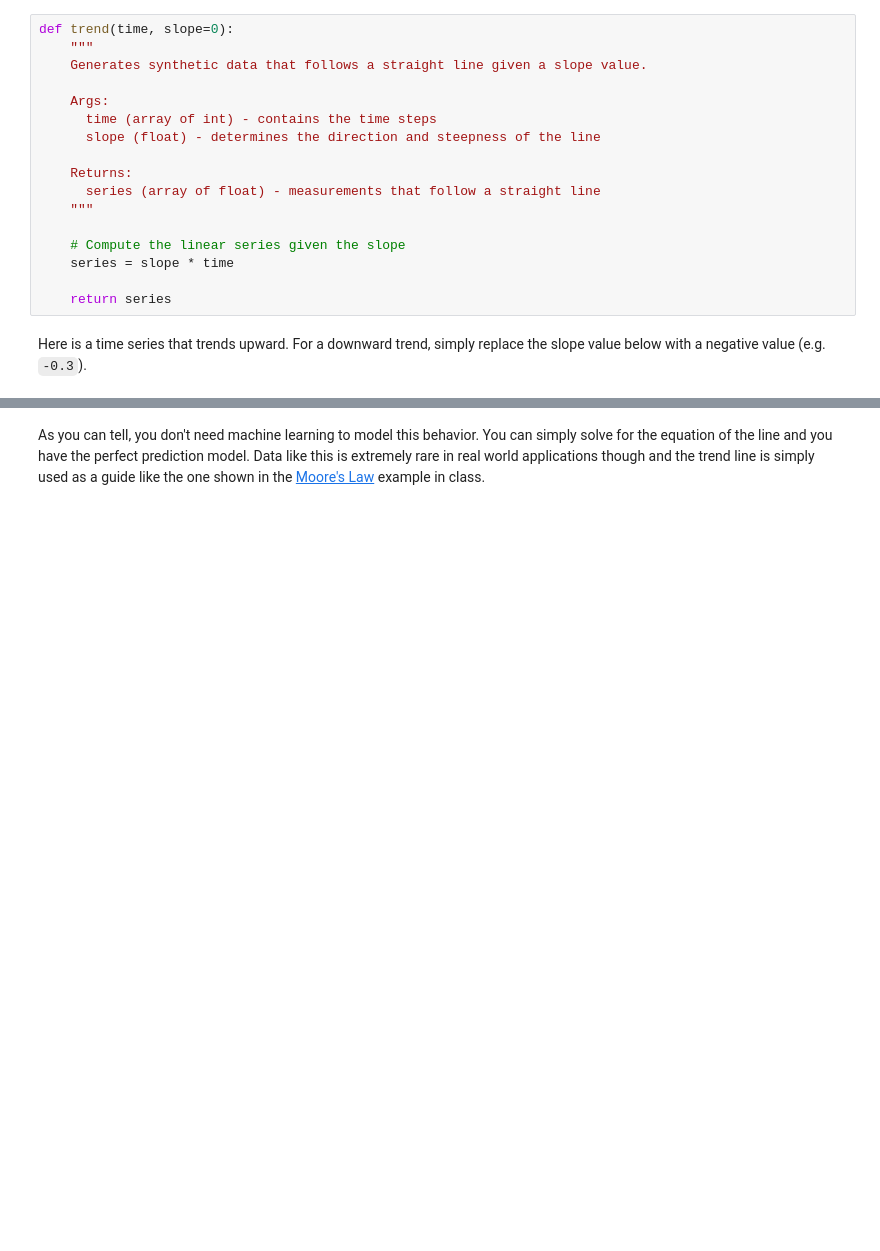
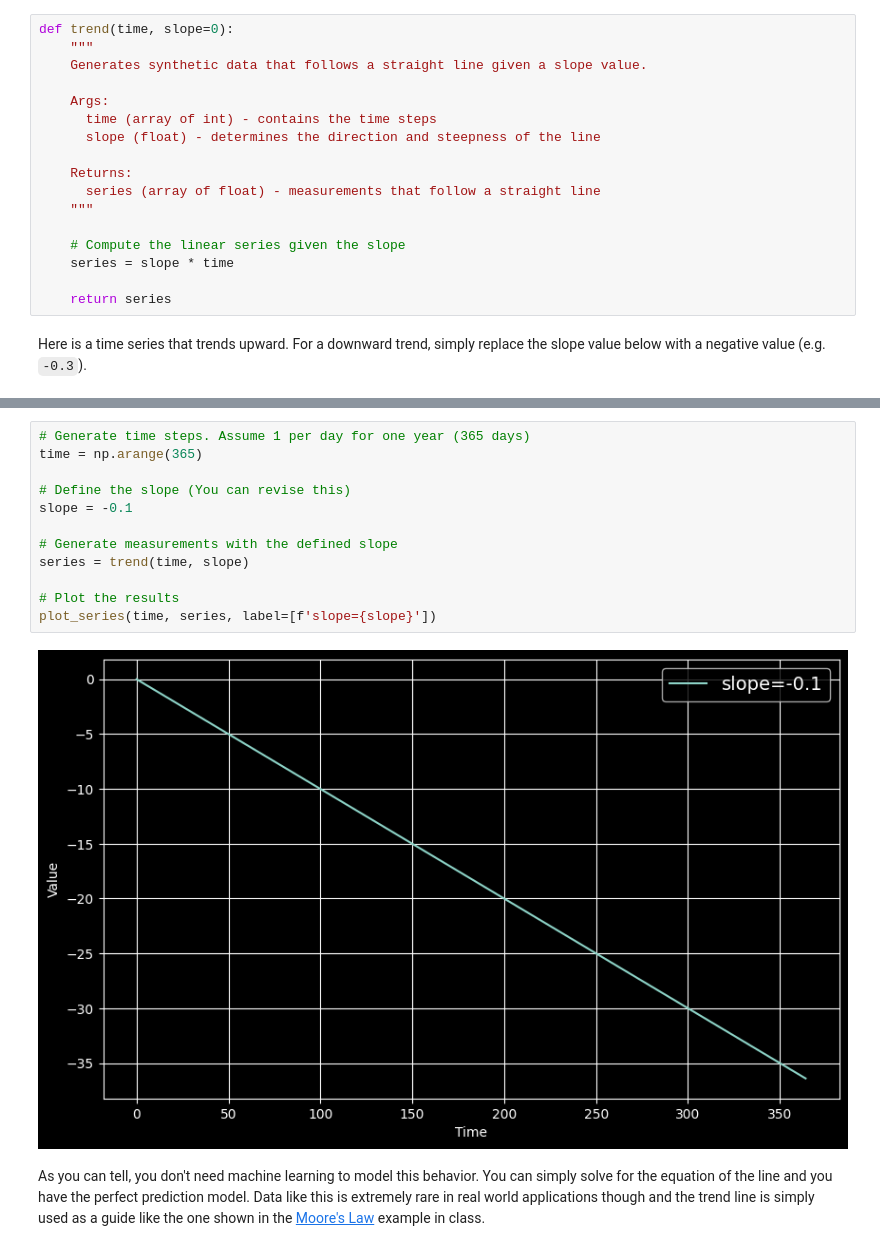
Before and after one commit to axiom-of-choice/tensorflow-certification, a Jupyter notebook: tensorflow-developer-coursera/C4/W1/ungraded_labs/C4_W1_Lab_1_time_series.ipynb, the cells around one changed output, grey strips where cells are left out. Drawn from its saved outputs; the diff is of its cells as text; blank space fills up the shorter version.

```diff
--- a/tensorflow-developer-coursera/C4/W1/ungraded_labs/C4_W1_Lab_1_time_series.ipynb
+++ b/tensorflow-developer-coursera/C4/W1/ungraded_labs/C4_W1_Lab_1_time_series.ipynb
@@ -96,3 +96,17 @@ plot_series(time, series, label=[f'slope={slope}'])
+# %%
+# Generate time steps. Assume 1 per day for one year (365 days)
+time = np.arange(365)
+
+# Define the slope (You can revise this)
+slope = -0.1
+
+# Generate measurements with the defined slope
+series = trend(time, slope)
+
+# Plot the results
+plot_series(time, series, label=[f'slope={slope}'])
+# %% [output]
+[figure, added]
 # %% [markdown]
 As you can tell, you don't need machine learning to model this behavior. You can simply solve for the equation of the line and you have the perfect prediction model. Data like this is extremely rare in real world applications though and the trend line is simply used as a guide like the one shown in the [Moore's Law](https://en.wikipedia.org/wiki/Moore%27s_law) example in class.
 # %% [markdown]
```
Also changed, not shown: parts of 14 cells of this notebook.
